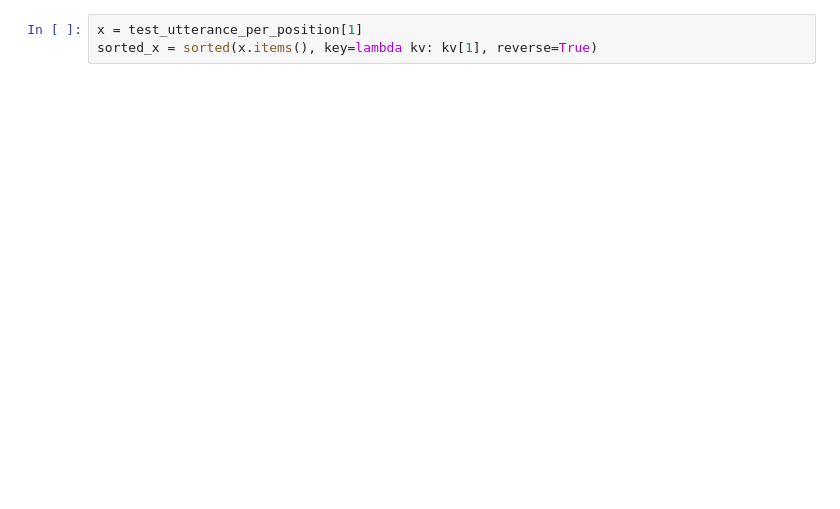
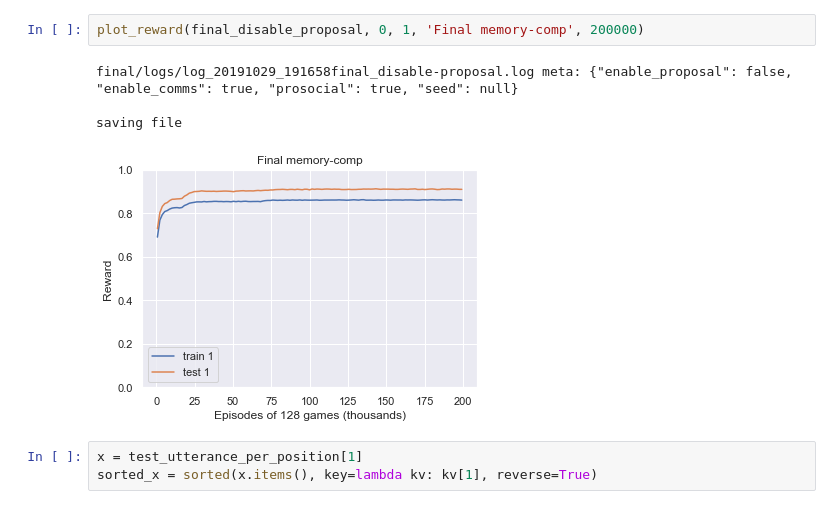
Before and after one commit to matteroftrust/emergent_comms_negotiation, a Jupyter notebook: n-grams_analysis.ipynb, the cells around one changed output. Saved outputs shown, nothing was run; the diff lists cells and outputs as text; blank space fills up the shorter version.

```diff
--- a/n-grams_analysis.ipynb
+++ b/n-grams_analysis.ipynb
@@ -50,3 +125,10 @@ for epoch in test_utterance:
+# %%
+plot_reward(final_disable_proposal, 0, 1, 'Final memory-comp', 200000)
+# %% [output]
+final/logs/log_20191029_191658final_disable-proposal.log meta: {"enable_proposal": false, "enable_comms": true, "prosocial": true, "seed": null}
+
+saving file
+[figure, added]
 # %%
 x = test_utterance_per_position[1]
 sorted_x = sorted(x.items(), key=lambda kv: kv[1], reverse=True)
```
Also changed, not shown: parts of 11 cells of this notebook, 1 other file.
